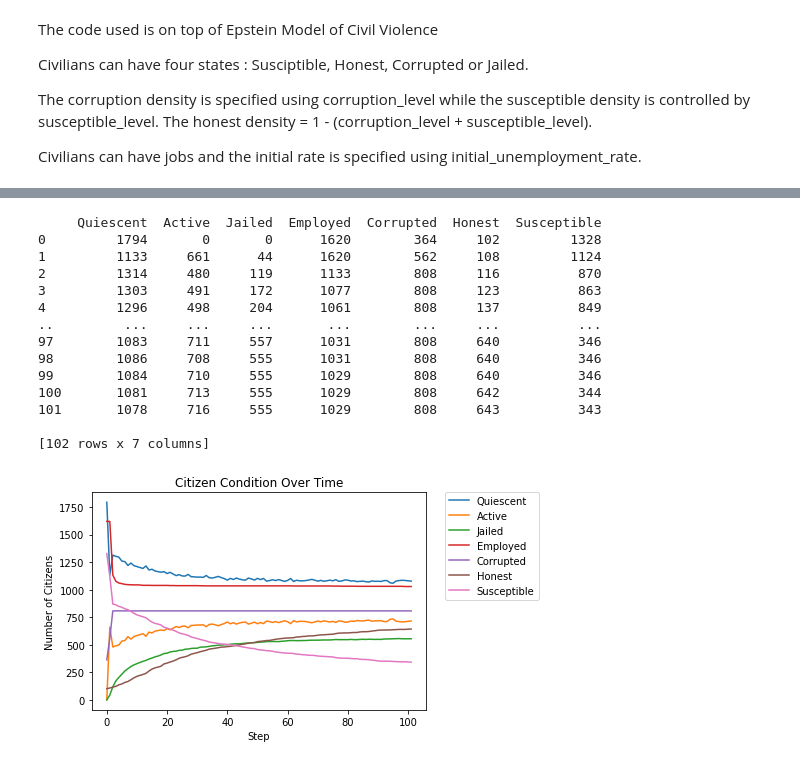
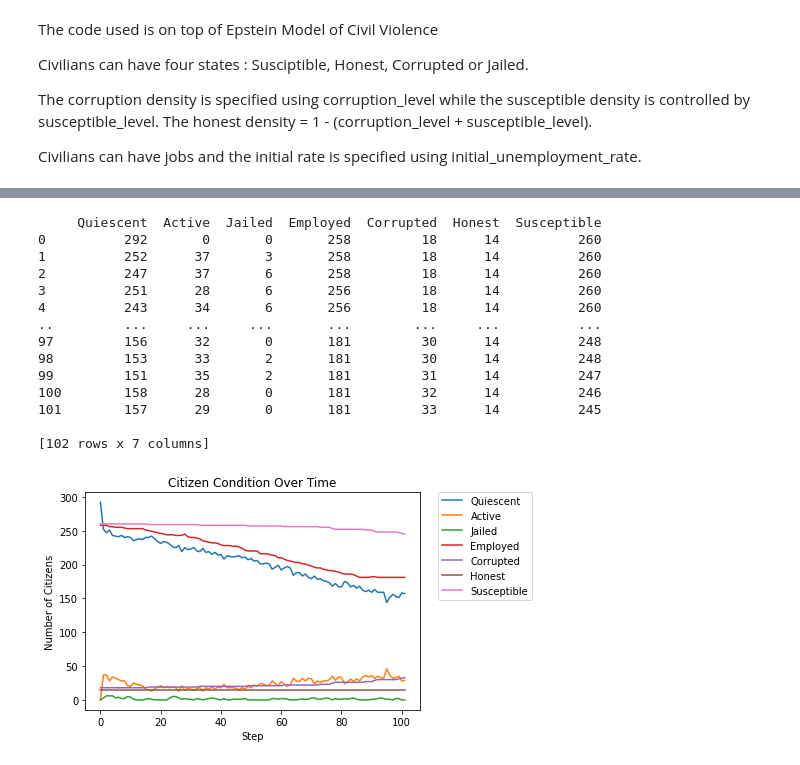
Before and after one commit to nalhamzy/B12-Civil-Violence_new, a Jupyter notebook: EpsteinCivilViolence.ipynb, the cells around one changed output, grey strips where cells are left out. Cells and saved outputs as stored; diff of their text form; code cells hidden in the pictures.

```diff
--- a/EpsteinCivilViolence.ipynb
+++ b/EpsteinCivilViolence.ipynb
@@ -58,41 +57,47 @@ _ = ax.legend(bbox_to_anchor=(1.35, 1.025))
 # %%
-model = EpsteinCivilViolence(height=50,
-                           width=50,
+import matplotlib.pyplot as plt
+%matplotlib inline
+import numpy as np
+from epstein_civil_violence.agent import Citizen, Cop
+from epstein_civil_violence.model import EpsteinCivilViolence
+
+model = EpsteinCivilViolence(height=20,
+                           width=20,
                            citizen_density=.7,
-                           cop_density=.074,
-                           citizen_vision=7,
-                           cop_vision=7,
+                           cop_density=.044,
+                           citizen_vision=5,
+                           cop_vision=5,
                            legitimacy=.8,
-                           max_jail_term=1000,
+                           max_jail_term=3,
                            initial_unemployment_rate = 0.1,
-                           corruption_level = 0.2,
+                           corruption_level = 0.1,
                            honest_level = 0.05,
-                           corruption_transmission_prop = 0.15,
+                           corruption_transmission_prop = 0.012,
                            honest_transmission_prop = 0.009,
                            max_corruption_saturation = 0.45,
-                           max_honest_saturation = 0.40,
+                           max_honest_saturation = 0.35,
                            max_iters=100) # cap the number of steps the model takes
 model.run_model()
 model_out = model.datacollector.get_model_vars_dataframe()
 print(model_out)
 ax = model_out.plot()
 ax.set_title('Citizen Condition Over Time')
 ax.set_xlabel('Step')
 ax.set_ylabel('Number of Citizens')
 _ = ax.legend(bbox_to_anchor=(1.35, 1.025))
 # %% [output]
      Quiescent  Active  Jailed  Employed  Corrupted  Honest  Susceptible
-0         1794       0       0      1620        364     102         1328
-1         1133     661      44      1620        562     108         1124
-2         1314     480     119      1133        808     116          870
-3         1303     491     172      1077        808     123          863
-4         1296     498     204      1061        808     137          849
+0          292       0       0       258         18      14          260
+1          252      37       3       258         18      14          260
+2          247      37       6       258         18      14          260
+3          251      28       6       256         18      14          260
+4          243      34       6       256         18      14          260
 ..         ...     ...     ...       ...        ...     ...          ...
-97        1083     711     557      1031        808     640          346
-98        1086     708     555      1031        808     640          346
-99        1084     710     555      1029        808     640          346
-100       1081     713     555      1029        808     642          344
-101       1078     716     555      1029        808     643          343
+97         156      32       0       181         30      14          248
+98         153      33       2       181         30      14          248
+99         151      35       2       181         31      14          247
+100        158      28       0       181         32      14          246
+101        157      29       0       181         33      14          245
 
 [102 rows x 7 columns]
-[figure, old version]
+[figure, new version]
```
Also changed, not shown: parts of 3 cells of this notebook, 3 other files.
